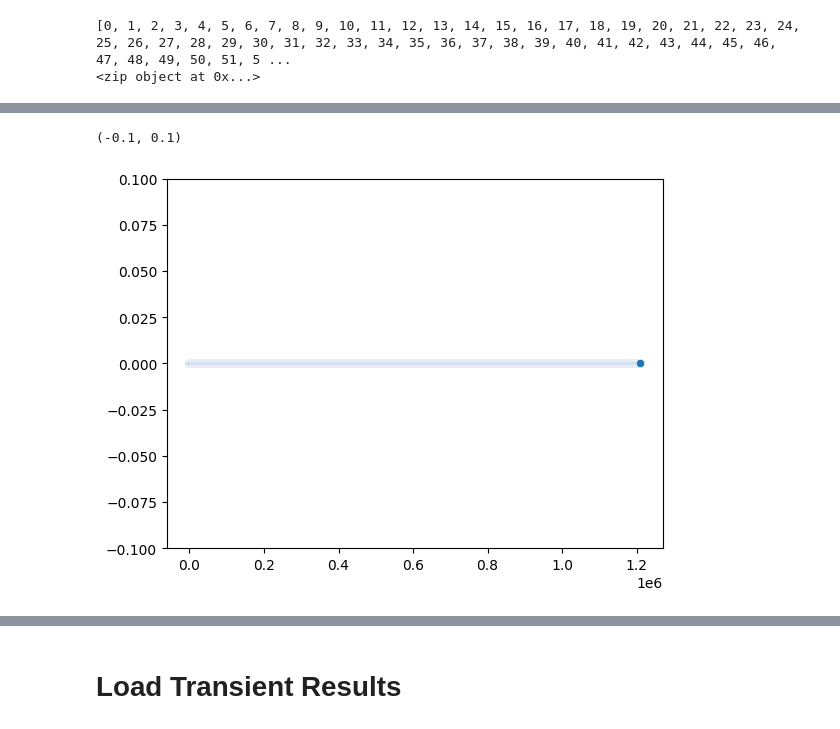
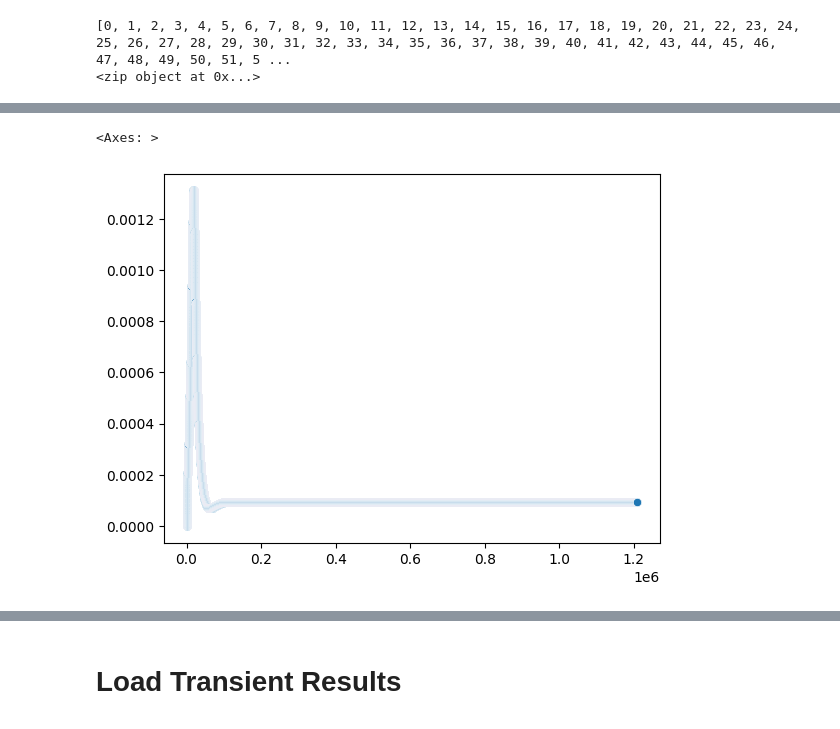
Before and after one commit to jhuang523/UMNBearSpring, a Jupyter notebook: openkarst/steady_state/conduit_geometry_setup.ipynb, the cells around one changed output, grey strips where cells are left out. Saved outputs shown, nothing was run; the diff lists cells and outputs as text; code cells hidden in the pictures.

```diff
--- a/openkarst/steady_state/conduit_geometry_setup.ipynb
+++ b/openkarst/steady_state/conduit_geometry_setup.ipynb
@@ -398,9 +387,9 @@ input
 # %%
 sns.scatterplot(y = spring[network.outlets[0]], x= t)
-plt.ylim(-0.1, 0.1)
+# plt.ylim(-0.1, 0.1)
 # %% [output]
-(-0.1, 0.1)
+<Axes: >
-[figure, old version]
+[figure, new version]
 # %%
 init_Q = Q[len(t) - 1]
 init_h = y[len(t) - 1]
```
Also changed, not shown: parts of 28 cells of this notebook, 12 other files.
